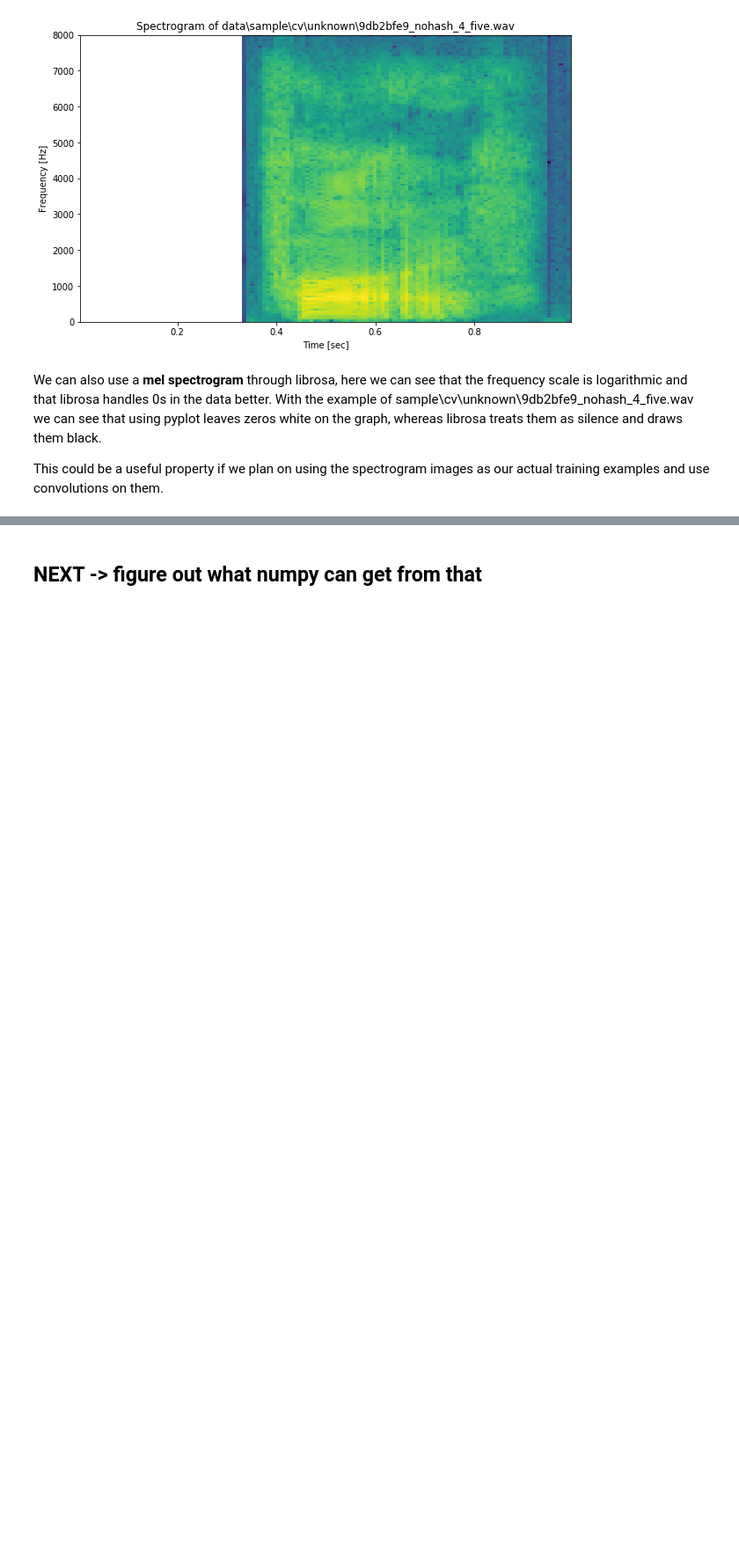
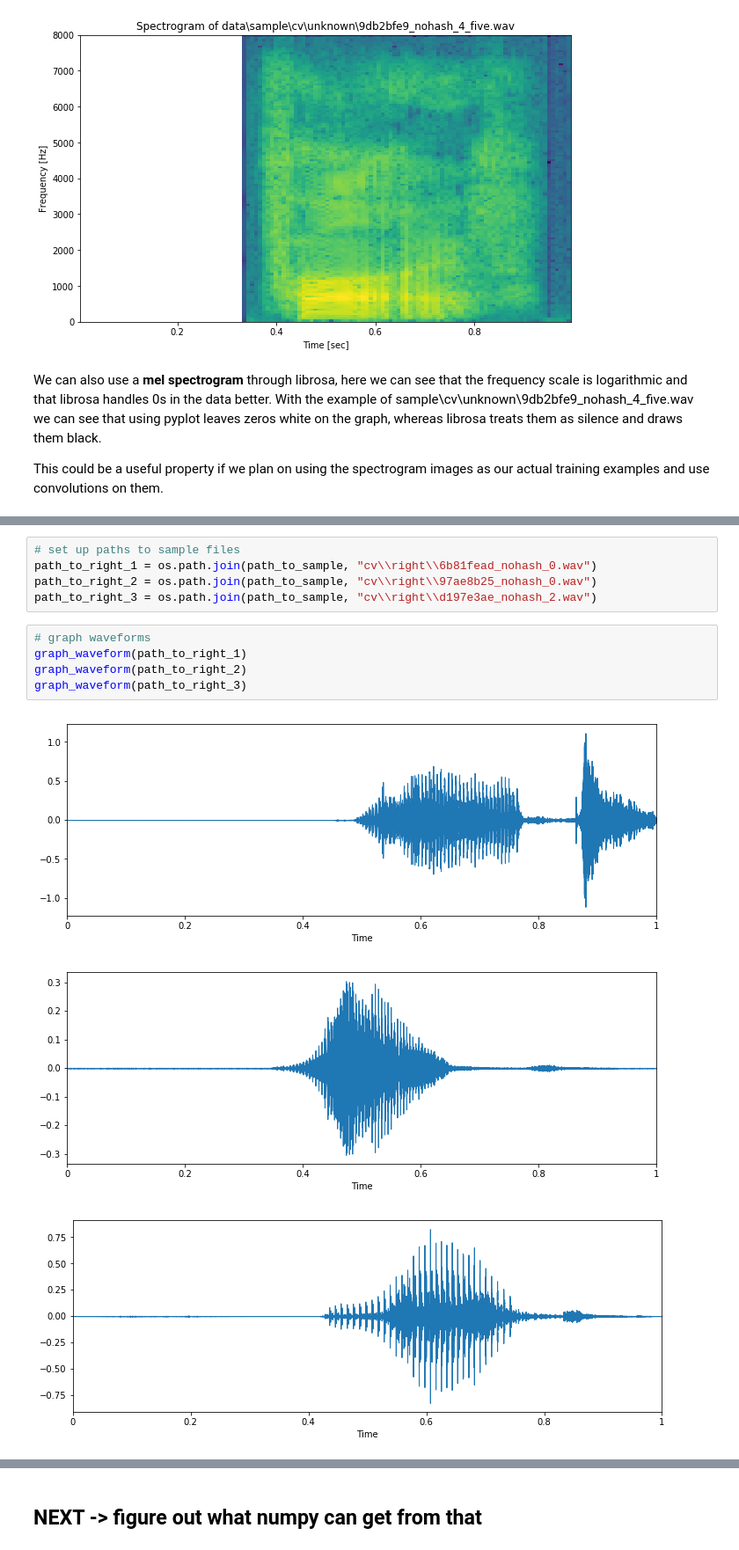
Before and after one commit to mateuszjurewicz/tensorflow_speech_recognition, a Jupyter notebook: 1. Visualize and preprocess.ipynb, the cells around one changed output, grey strips where cells are left out. Shown at 88% size. Drawn from its saved outputs; the diff is of its cells as text; blank space fills up the shorter version.

```diff
--- a/1. Visualize and preprocess.ipynb
+++ b/1. Visualize and preprocess.ipynb
@@ -124,0 +167,14 @@ librosa_mel_spectrogram(path_to_a_wav)
+# %%
+# set up paths to sample files
+path_to_right_1 = os.path.join(path_to_sample, "cv\\right\\6b81fead_nohash_0.wav")
+path_to_right_2 = os.path.join(path_to_sample, "cv\\right\\97ae8b25_nohash_0.wav")
+path_to_right_3 = os.path.join(path_to_sample, "cv\\right\\d197e3ae_nohash_2.wav")
+# %%
+# graph waveforms
+graph_waveform(path_to_right_1)
+graph_waveform(path_to_right_2)
+graph_waveform(path_to_right_3)
+# %% [output]
+[figure, added]
+[figure, added]
+[figure, added]
```
Also changed, not shown: parts of 28 cells of this notebook, 1 other file.
